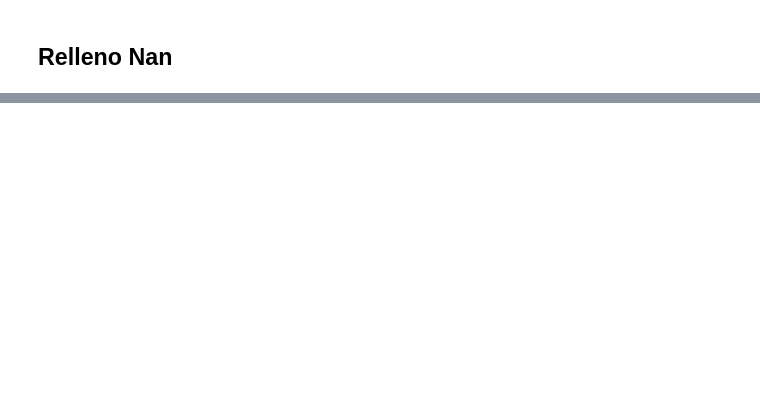
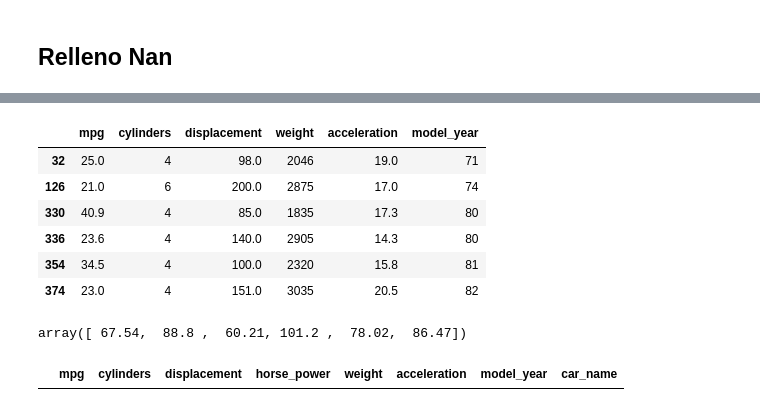
Before and after one commit to Ironhack-Data-Madrid-Enero-2024/apuntes_clase, a Jupyter notebook: semana_7/3.1 - Ingenieria de caracteristicas.ipynb, the cells around one changed output, grey strips where cells are left out. Saved outputs shown, nothing was run; the diff lists cells and outputs as text; code cells hidden in the pictures; blank space fills up the shorter version.

```diff
--- a/semana_7/3.1 - Ingenieria de caracteristicas.ipynb
+++ b/semana_7/3.1 - Ingenieria de caracteristicas.ipynb
@@ -46,2 +541,6 @@ El objetivo de la regresion logistica es obtener los $\beta$.
 # %% [markdown]
 ## Relleno Nan
+# %%
+auto = pd.read_csv('data/auto-mpg.csv')
+
+auto.info()
@@ -47,0 +593,4 @@ El objetivo de la regresion logistica es obtener los $\beta$.
+# %%
+test = auto[auto.horse_power.isna()]   # seleccionar lo nulo
+
+test.info()
@@ -47,0 +613,18 @@ El objetivo de la regresion logistica es obtener los $\beta$.
+# %%
+X_test = test.drop(columns=['horse_power', 'car_name'])
+
+X_test
+# %% [output]
+|  | mpg | cylinders | displacement | weight | acceleration | model_year |
+| 32 | 25.0 | 4 | 98.0 | 2046 | 19.0 | 71 |
+| 126 | 21.0 | 6 | 200.0 | 2875 | 17.0 | 74 |
+| 330 | 40.9 | 4 | 85.0 | 1835 | 17.3 | 80 |
+| 336 | 23.6 | 4 | 140.0 | 2905 | 14.3 | 80 |
+| 354 | 34.5 | 4 | 100.0 | 2320 | 15.8 | 81 |
+| 374 | 23.0 | 4 | 151.0 | 3035 | 20.5 | 82 |
+# %%
+y_pred = rfr.predict(X_test)
+
+y_pred
+# %% [output]
+array([ 67.54,  88.8 ,  60.21, 101.2 ,  78.02,  86.47])
@@ -47,0 +633,4 @@ El objetivo de la regresion logistica es obtener los $\beta$.
+# %%
+auto[auto.horse_power.isna()]
+# %% [output]
+|  | mpg | cylinders | displacement | horse_power | weight | acceleration | model_year | car_name |
```
Also changed, not shown: parts of 69 cells of this notebook.
